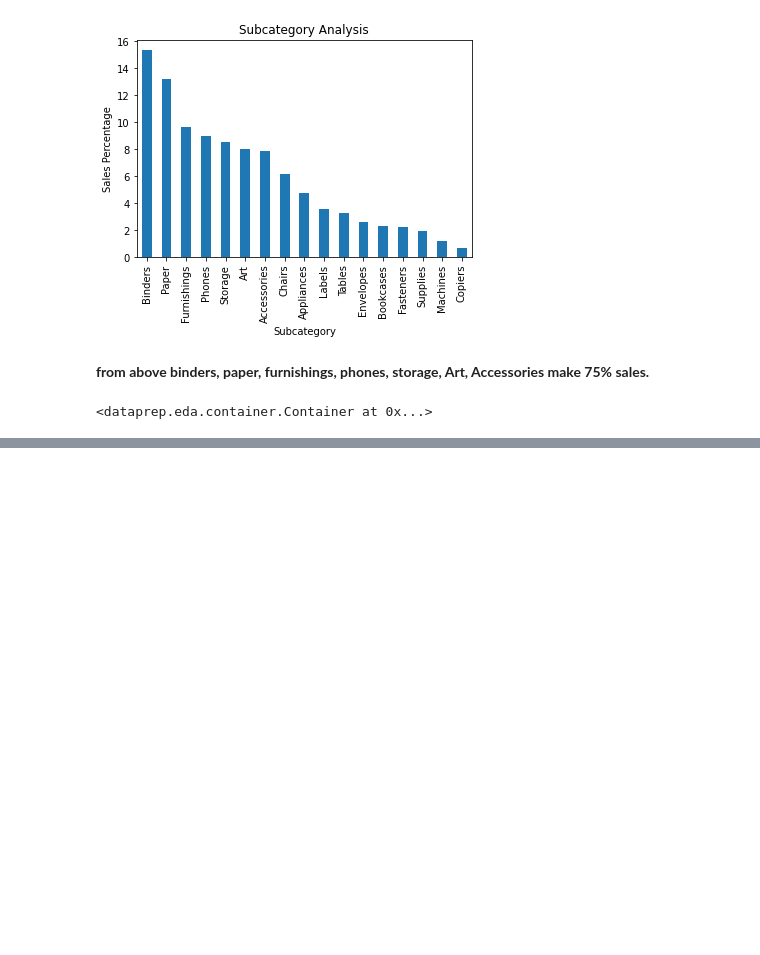
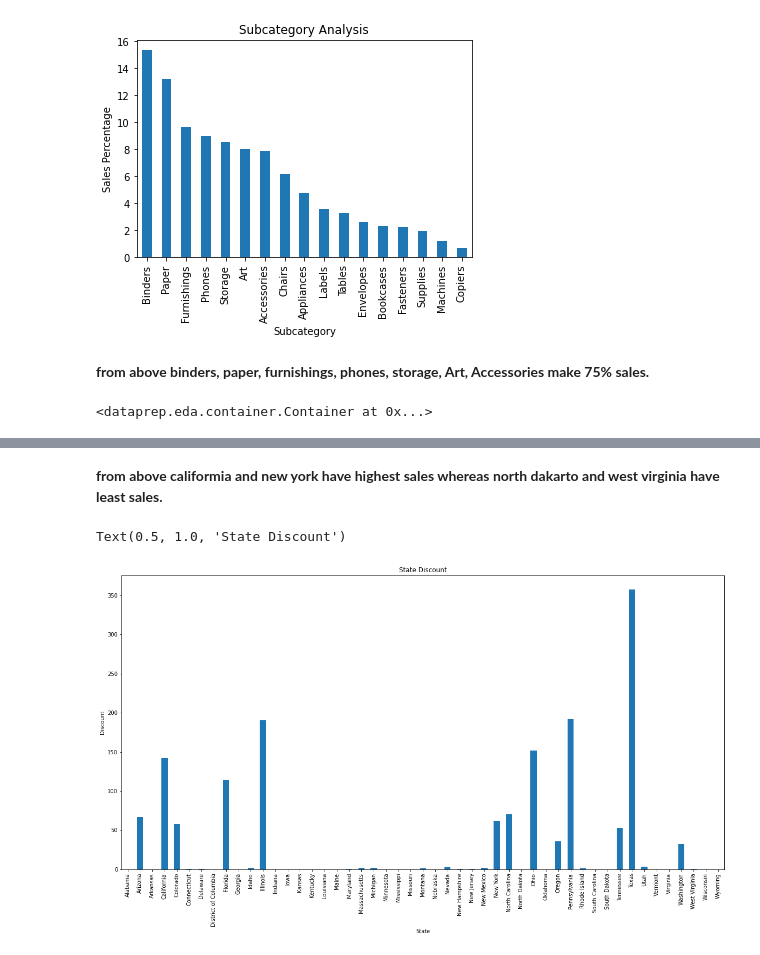
Before and after one commit to hetshah13/THE-SPARK-FOUNDATION-INTERNSHIP, a Jupyter notebook: Task3.ipynb, the cells around one changed output, grey strips where cells are left out. Saved outputs shown, nothing was run; the diff lists cells and outputs as text; code cells hidden in the pictures; blank space fills up the shorter version.

```diff
--- a/Task3.ipynb
+++ b/Task3.ipynb
@@ -306,0 +335,11 @@ plot(df)
+# %% [markdown]
+**from above califormia and new york have highest sales whereas north dakarto and west virginia have least sales.**
+# %%
+plt.figure(figsize=(20,10))
+df.groupby("State")["Discount"].sum().plot(kind="bar")
+plt.xlabel("State")
+plt.ylabel("Discount")
+plt.title("State Discount")
+# %% [output]
+Text(0.5, 1.0, 'State Discount')
+[figure, added]
```
Also changed, not shown: parts of 14 cells of this notebook.
